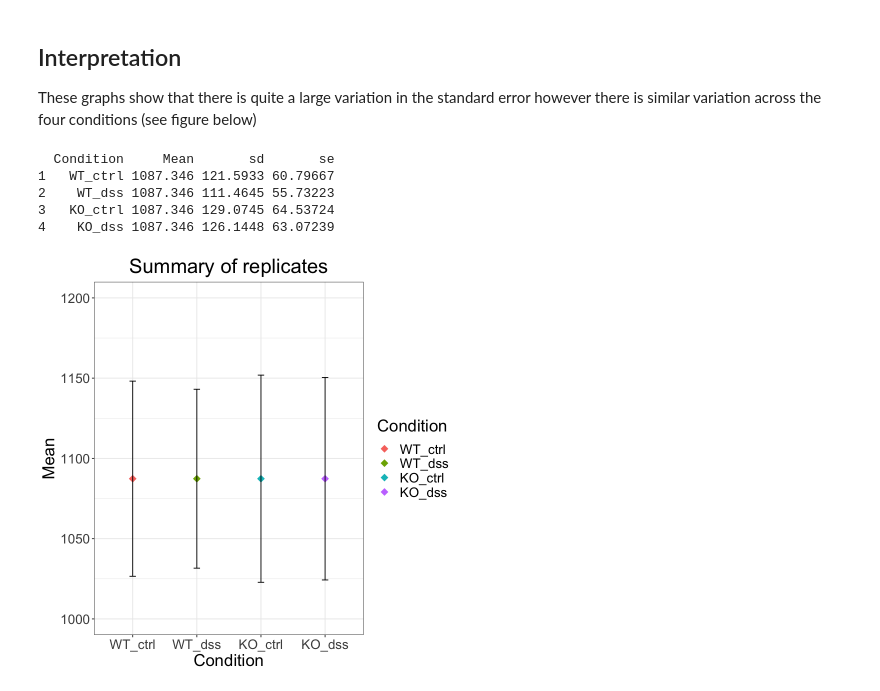
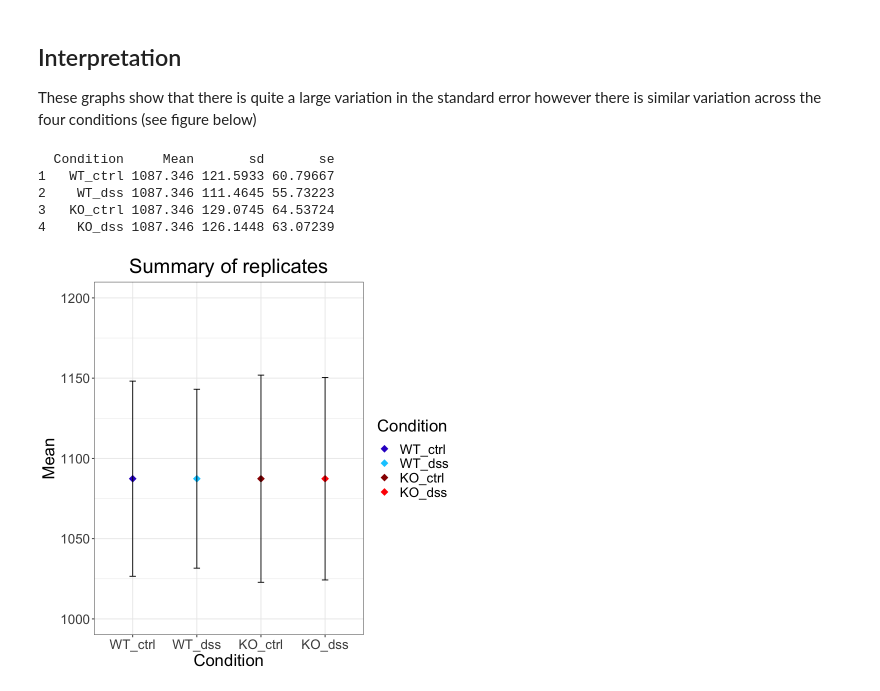
Before and after one commit to HJeffery/IBD_research, a Jupyter notebook: 2020_Mennillo_NCoR1_RNA-seq/2020_Mennillo_et_al_RNA-seq_data.ipynb, the cells around one changed output. Drawn from its saved outputs; the diff is of its cells as text; code cells hidden in the pictures.

Commit message:
Made colours consistent across graphs

```diff
--- a/2020_Mennillo_NCoR1_RNA-seq/2020_Mennillo_et_al_RNA-seq_data.ipynb
+++ b/2020_Mennillo_NCoR1_RNA-seq/2020_Mennillo_et_al_RNA-seq_data.ipynb
@@ -185,24 +185,24 @@ These graphs show that there is quite a large variation in the standard error ho
 # %%
 # Plot the mean of the means and standard errors on the same graph
 summary_means <- aggregate(all_data[,1:3], by=list(all_data$Condition), FUN = mean)
 colnames(summary_means) <- c("Condition", "Mean", "sd", "se")
 print(summary_means)
 
 p <- ggplot(summary_means, aes(x = Condition, y = Mean, colour = Condition)) +
   geom_point(size = 4, shape=18) +
   geom_errorbar(aes(ymin = Mean - se, ymax = Mean + se), colour = "black", width = 0.1) +
   theme_bw() +
   ylim(1000,1200) +
-  scale_fill_manual(values = c("#3300CC", "#00CCFF", "#990000", "#FF0000")) +
+  scale_colour_manual(values = c("#3300CC", "#00CCFF", "#990000", "#FF0000")) +
   theme(plot.title = element_text(hjust = 0.5)) +
   labs(x = "Condition", y = "Mean", title = "Summary of replicates") +
   theme(text = element_text(size=20))
 
 print(p)
 # %% [output]
   Condition     Mean       sd       se
 1   WT_ctrl 1087.346 121.5933 60.79667
 2    WT_dss 1087.346 111.4645 55.73223
 3   KO_ctrl 1087.346 129.0745 64.53724
 4    KO_dss 1087.346 126.1448 63.07239
-[figure, old version]
+[figure, new version]
```
Also changed, not shown: parts of 1 cell of this notebook.
